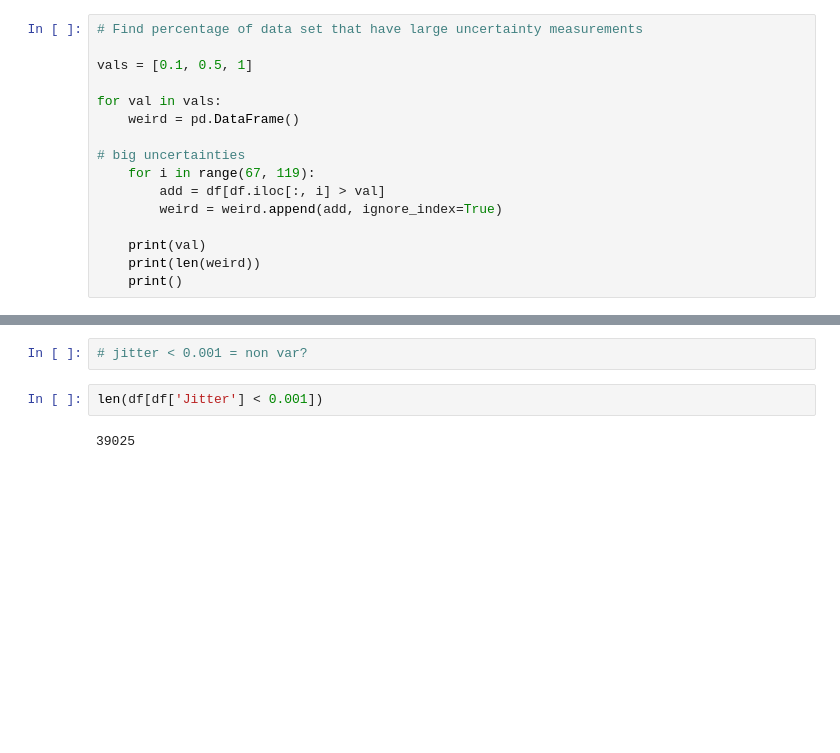
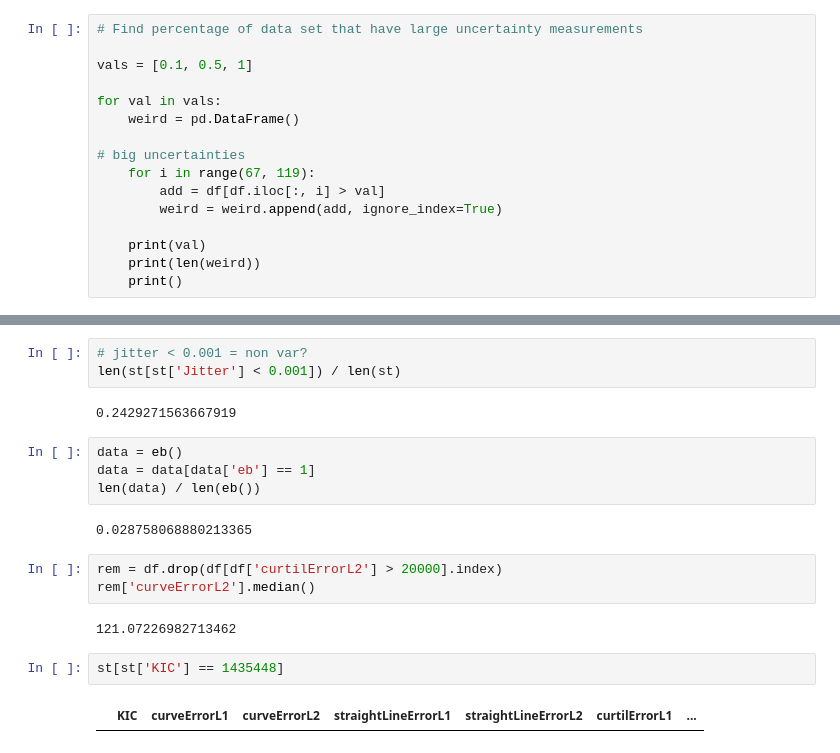
Before and after one commit to emily21030/rfc-var, a Jupyter notebook: labelling/visualize_fits.ipynb, the cells around one changed output, grey strips where cells are left out. Saved outputs shown, nothing was run; the diff lists cells and outputs as text; blank space fills up the shorter version.

```diff
--- a/labelling/visualize_fits.ipynb
+++ b/labelling/visualize_fits.ipynb
@@ -226,9 +233,23 @@ st[st['KIC'] == 1026475.0]
-# %%
-# jitter < 0.001 = non var?
 # %%
-len(df[df['Jitter'] < 0.001])
+# jitter < 0.001 = non var?
+len(st[st['Jitter'] < 0.001]) / len(st)
 # %% [output]
-39025
+0.2429271563667919
+# %%
+data = eb()
+data = data[data['eb'] == 1]
+len(data) / len(eb())
+# %% [output]
+0.028758068880213365
+# %%
+rem = df.drop(df[df['curtilErrorL2'] > 20000].index)
+rem['curveErrorL2'].median()
+# %% [output]
+121.07226982713462
+# %%
+st[st['KIC'] == 1435448]
+# %% [output]
+|  | KIC | curveErrorL1 | curveErrorL2 | straightLineErrorL1 | straightLineErrorL2 | curtilErrorL1 | ... |
 # %%
 # Visualize plots
 
```
Also changed, not shown: parts of 9 cells of this notebook, 9 other files.
